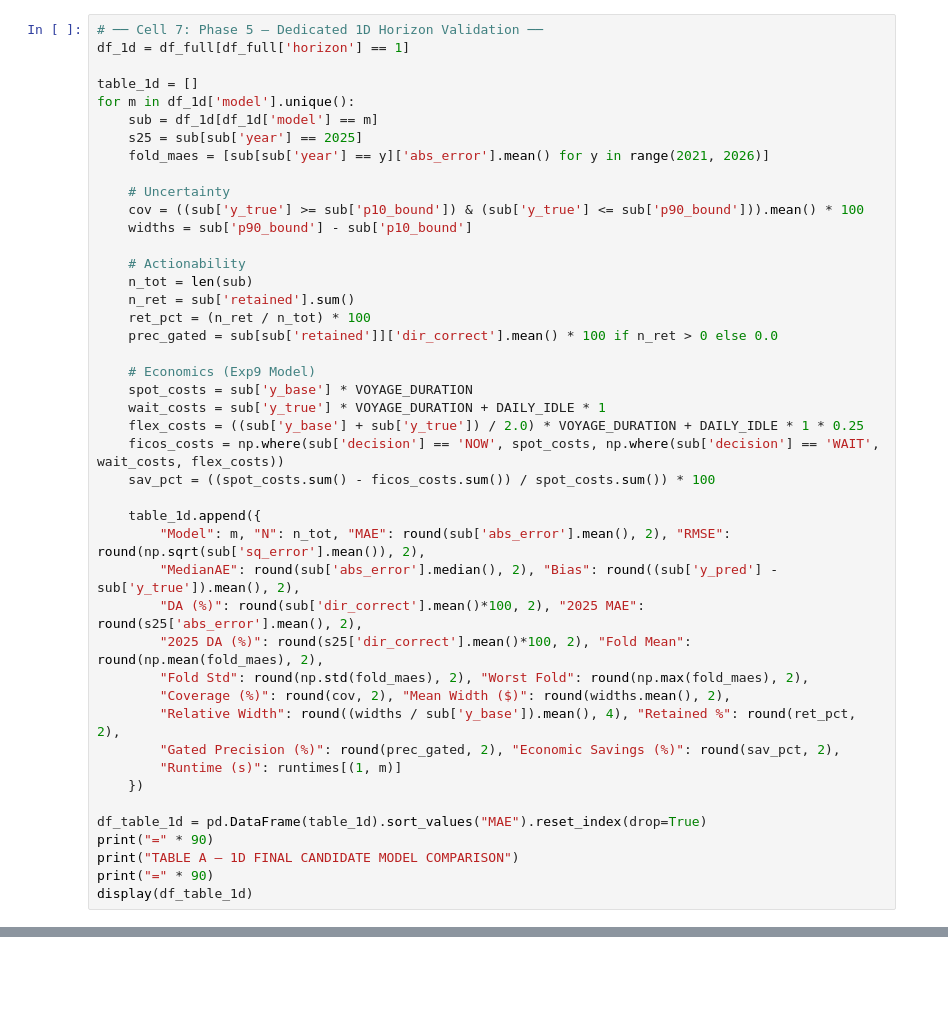
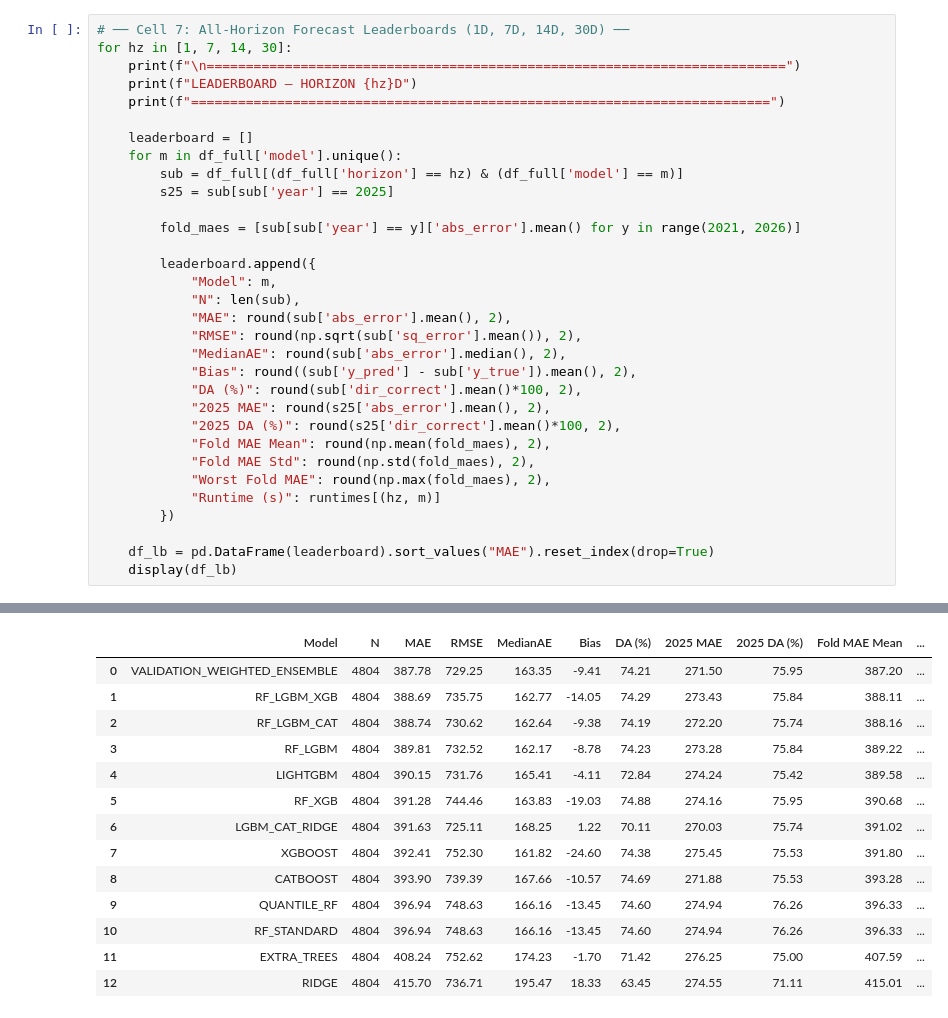
Before and after one commit to SSOHEB/FICOS-Platform, a Jupyter notebook: notebooks/final_model_family_investigation_and_validation.ipynb, the cells around one changed output, grey strips where cells are left out. Drawn from its saved outputs; the diff is of its cells as text; blank space fills up the shorter version.

```diff
--- a/notebooks/final_model_family_investigation_and_validation.ipynb
+++ b/notebooks/final_model_family_investigation_and_validation.ipynb
@@ -434,44 +359,33 @@ print(f"\nEvaluation Engine Completed: {len(df_full):,} total cases across 4 hor
 # %%
-# ── Cell 7: Phase 5 — Dedicated 1D Horizon Validation ──
-df_1d = df_full[df_full['horizon'] == 1]
+# ── Cell 7: All-Horizon Forecast Leaderboards (1D, 7D, 14D, 30D) ──
+for hz in [1, 7, 14, 30]:
+    print(f"\n==========================================================================")
+    print(f"LEADERBOARD — HORIZON {hz}D")
+    print(f"==========================================================================")
 
-table_1d = []
-for m in df_1d['model'].unique():
-    sub = df_1d[df_1d['model'] == m]
-    s25 = sub[sub['year'] == 2025]
-    fold_maes = [sub[sub['year'] == y]['abs_error'].mean() for y in range(2021, 2026)]
+    leaderboard = []
+    for m in df_full['model'].unique():
+        sub = df_full[(df_full['horizon'] == hz) & (df_full['model'] == m)]
+        s25 = sub[sub['year'] == 2025]
 
-    # Uncertainty
-    cov = ((sub['y_true'] >= sub['p10_bound']) & (sub['y_true'] <= sub['p90_bound'])).mean() * 100
-    widths = sub['p90_bound'] - sub['p10_bound']
+        fold_maes = [sub[sub['year'] == y]['abs_error'].mean() for y in range(2021, 2026)]
 
-    # Actionability
-    n_tot = len(sub)
-    n_ret = sub['retained'].sum()
-    ret_pct = (n_ret / n_tot) * 100
-    prec_gated = sub[sub['retained']]['dir_correct'].mean() * 100 if n_ret > 0 else 0.0
+        leaderboard.append({
+            "Model": m,
+            "N": len(sub),
+            "MAE": round(sub['abs_error'].mean(), 2),
+            "RMSE": round(np.sqrt(sub['sq_error'].mean()), 2),
+            "MedianAE": round(sub['abs_error'].median(), 2),
+            "Bias": round((sub['y_pred'] - sub['y_true']).mean(), 2),
+            "DA (%)": round(sub['dir_correct'].mean()*100, 2),
+            "2025 MAE": round(s25['abs_error'].mean(), 2),
+            "2025 DA (%)": round(s25['dir_correct'].mean()*100, 2),
+            "Fold MAE Mean": round(np.mean(fold_maes), 2),
+            "Fold MAE Std": round(np.std(fold_maes), 2),
+            "Worst Fold MAE": round(np.max(fold_maes), 2),
+            "Runtime (s)": runtimes[(hz, m)]
+        })
 
-    # Economics (Exp9 Model)
-    spot_costs = sub['y_base'] * VOYAGE_DURATION
-    wait_costs = sub['y_true'] * VOYAGE_DURATION + DAILY_IDLE * 1
-    flex_costs = ((sub['y_base'] + sub['y_true']) / 2.0) * VOYAGE_DURATION + DAILY_IDLE * 1 * 0.25
-    ficos_costs = np.where(sub['decision'] == 'NOW', spot_costs, np.where(sub['decision'] == 'WAIT', wait_costs, flex_costs))
-    sav_pct = ((spot_costs.sum() - ficos_costs.sum()) / spot_costs.sum()) * 100
-
-    table_1d.append({
-        "Model": m, "N": n_tot, "MAE": round(sub['abs_error'].mean(), 2), "RMSE": round(np.sqrt(sub['sq_error'].mean()), 2),
-        "MedianAE": round(sub['abs_error'].median(), 2), "Bias": round((sub['y_pred'] - sub['y_true']).mean(), 2),
-        "DA (%)": round(sub['dir_correct'].mean()*100, 2), "2025 MAE": round(s25['abs_error'].mean(), 2),
-        "2025 DA (%)": round(s25['dir_correct'].mean()*100, 2), "Fold Mean": round(np.mean(fold_maes), 2),
-        "Fold Std": round(np.std(fold_maes), 2), "Worst Fold": round(np.max(fold_maes), 2),
-        "Coverage (%)": round(cov, 2), "Mean Width ($)": round(widths.mean(), 2),
-        "Relative Width": round((widths / sub['y_base']).mean(), 4), "Retained %": round(ret_pct, 2),
-        "Gated Precision (%)": round(prec_gated, 2), "Economic Savings (%)": round(sav_pct, 2),
-        "Runtime (s)": runtimes[(1, m)]
-    })
-
-df_table_1d = pd.DataFrame(table_1d).sort_values("MAE").reset_index(drop=True)
-print("=" * 90)
-print("TABLE A — 1D FINAL CANDIDATE MODEL COMPARISON")
-print("=" * 90)
-display(df_table_1d)
+    df_lb = pd.DataFrame(leaderboard).sort_values("MAE").reset_index(drop=True)
+    display(df_lb)
+# %% [output]
@@ -477,0 +395,14 @@ display(df_table_1d)
+|  | Model | N | MAE | RMSE | MedianAE | Bias | DA (%) | 2025 MAE | 2025 DA (%) | Fold MAE Mean | ... |
+| 0 | VALIDATION_WEIGHTED_ENSEMBLE | 4804 | 387.78 | 729.25 | 163.35 | -9.41 | 74.21 | 271.50 | 75.95 | 387.20 | ... |
+| 1 | RF_LGBM_XGB | 4804 | 388.69 | 735.75 | 162.77 | -14.05 | 74.29 | 273.43 | 75.84 | 388.11 | ... |
+| 2 | RF_LGBM_CAT | 4804 | 388.74 | 730.62 | 162.64 | -9.38 | 74.19 | 272.20 | 75.74 | 388.16 | ... |
+| 3 | RF_LGBM | 4804 | 389.81 | 732.52 | 162.17 | -8.78 | 74.23 | 273.28 | 75.84 | 389.22 | ... |
+| 4 | LIGHTGBM | 4804 | 390.15 | 731.76 | 165.41 | -4.11 | 72.84 | 274.24 | 75.42 | 389.58 | ... |
+| 5 | RF_XGB | 4804 | 391.28 | 744.46 | 163.83 | -19.03 | 74.88 | 274.16 | 75.95 | 390.68 | ... |
+| 6 | LGBM_CAT_RIDGE | 4804 | 391.63 | 725.11 | 168.25 | 1.22 | 70.11 | 270.03 | 75.74 | 391.02 | ... |
+| 7 | XGBOOST | 4804 | 392.41 | 752.30 | 161.82 | -24.60 | 74.38 | 275.45 | 75.53 | 391.80 | ... |
+| 8 | CATBOOST | 4804 | 393.90 | 739.39 | 167.66 | -10.57 | 74.69 | 271.88 | 75.53 | 393.28 | ... |
+| 9 | QUANTILE_RF | 4804 | 396.94 | 748.63 | 166.16 | -13.45 | 74.60 | 274.94 | 76.26 | 396.33 | ... |
+| 10 | RF_STANDARD | 4804 | 396.94 | 748.63 | 166.16 | -13.45 | 74.60 | 274.94 | 76.26 | 396.33 | ... |
+| 11 | EXTRA_TREES | 4804 | 408.24 | 752.62 | 174.23 | -1.70 | 71.42 | 276.25 | 75.00 | 407.59 | ... |
+| 12 | RIDGE | 4804 | 415.70 | 736.71 | 195.47 | 18.33 | 63.45 | 274.55 | 71.11 | 415.01 | ... |
```
Also changed, not shown: parts of 22 cells of this notebook.
